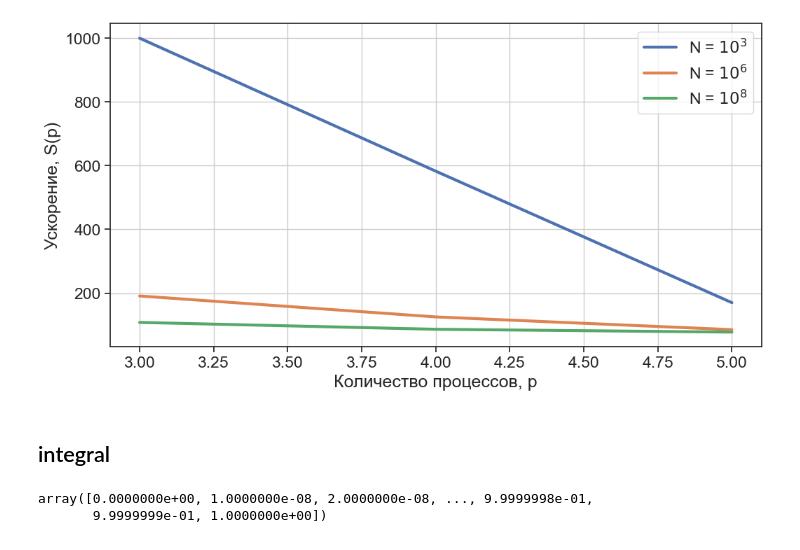
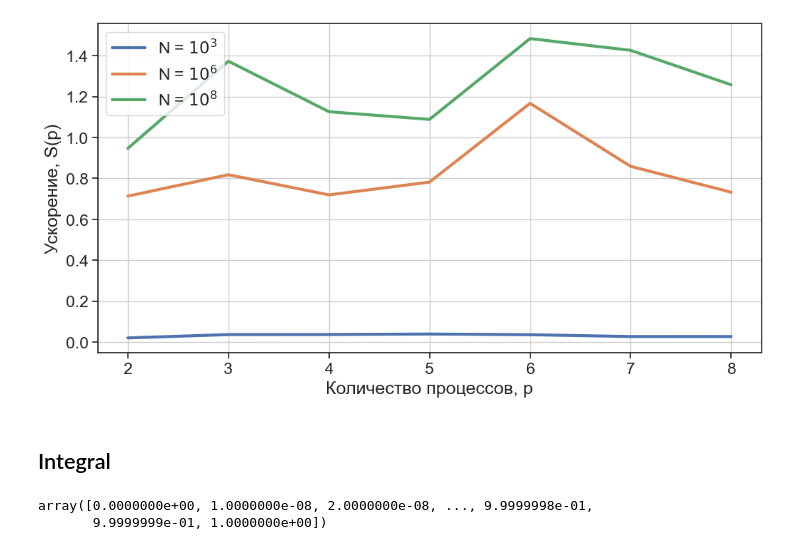
Before and after one commit to adusachev/Parallel-programming, a Jupyter notebook: MPI_OpenMP/hw1_mpi_integral/task1_graph.ipynb, the cells around one changed output. Cells and saved outputs as stored; diff of their text form; code cells hidden in the pictures.

```diff
--- a/MPI_OpenMP/hw1_mpi_integral/task1_graph.ipynb
+++ b/MPI_OpenMP/hw1_mpi_integral/task1_graph.ipynb
@@ -13,5 +13,5 @@ rcParams['figure.figsize'] = 12, 6
 # %%
-data = pd.read_csv('results_template.csv')
+data = pd.read_csv('results.csv')
 # %%
 data
 # %% [output]
@@ -31,0 +58,19 @@ Index(['N', ' T1', ' Tp', ' p'], dtype='object')
+# %%
+labels = {1000: r'$10^3$', 1000000: r'$10^6$', 100000000: r'$10^8$'}
+
+N_list = data_sorted['N'].values
+
+for N in np.unique(N_list):
+# for N in [1000]:
+    indexes = np.where(N_list == N)[0]
+    p = data_sorted[' p'].values[indexes]
+    T1 = data_sorted[' T1'].values[indexes]
+    Tp = data_sorted[' Tp'].values[indexes]
+
+    S = T1 / Tp
+    plt.plot(p, S, lw=3, label=f'N = {labels[N]}')
+
+plt.xlabel('Количество процессов, p')
+plt.ylabel('Ускорение, S(p)')
+plt.legend()
+plt.grid()
@@ -31,0 +79,18 @@ Index(['N', ' T1', ' Tp', ' p'], dtype='object')
+# %%
+labels = {1000: r'$10^3$', 1000000: r'$10^6$', 100000000: r'$10^8$'}
+
+N_list = data['N'].values
+
+for N in np.unique(N_list):
+    indexes = np.where(N_list == N)[0]
+    p = data_sorted[' p'].values[indexes]
+    T1 = data_sorted[' T1'].values[indexes]
+    Tp = data_sorted[' Tp'].values[indexes]
+
+    S = T1 / Tp
+    plt.plot(p, S, lw=3, label=f'N = {labels[N]}')
+
+plt.xlabel('Количество процессов, p')
+plt.ylabel('Ускорение, S(p)')
+plt.legend()
+plt.grid()
@@ -32,25 +99,25 @@ Index(['N', ' T1', ' Tp', ' p'], dtype='object')
 # %%
 labels = {1000: r'$10^3$', 1000000: r'$10^6$', 100000000: r'$10^8$'}
 
 N_list = data['N'].values
 
 for N in np.unique(N_list):
     indexes = np.where(N_list == N)[0]
-    T1 = data[' T1'].values[indexes]
-    Tp = data[' Tp'].values[indexes]
-    p = data[' p'].values[indexes]
+    p = data_sorted[' p'].values[indexes]
+    T1 = data_sorted[' T1'].values[indexes]
+    Tp = data_sorted[' Tp'].values[indexes]
 
     S = T1 / Tp
     plt.plot(p, S, lw=3, label=f'N = {labels[N]}')
 
 plt.xlabel('Количество процессов, p')
 plt.ylabel('Ускорение, S(p)')
 plt.legend()
 plt.grid()
 # %% [output]
-[figure, old version]
+[figure, new version]
 # %% [markdown]
-## integral
+## Integral
 # %%
 def func(x):
     return 4 / (1 + x**2)
```
Also changed, not shown: parts of 5 cells of this notebook, 10 other files.
